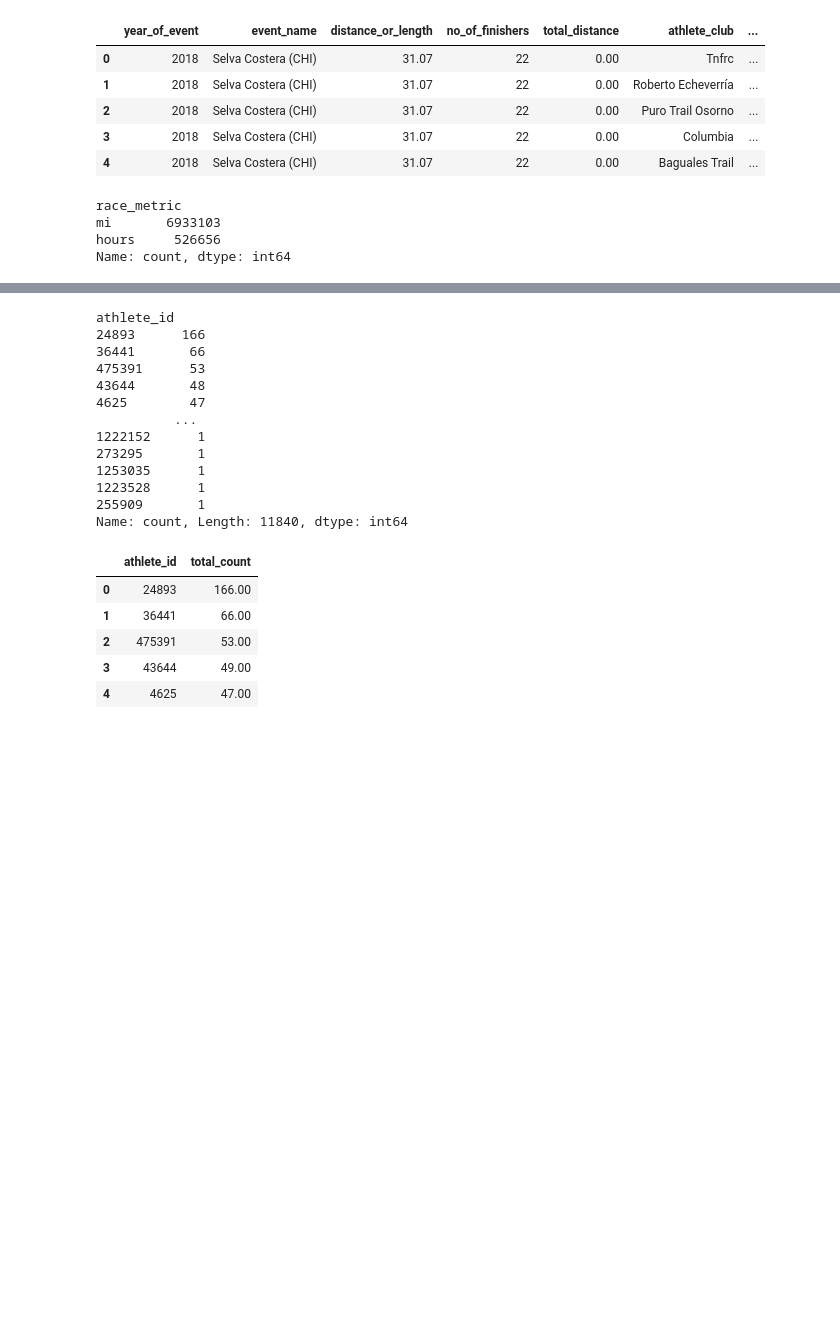
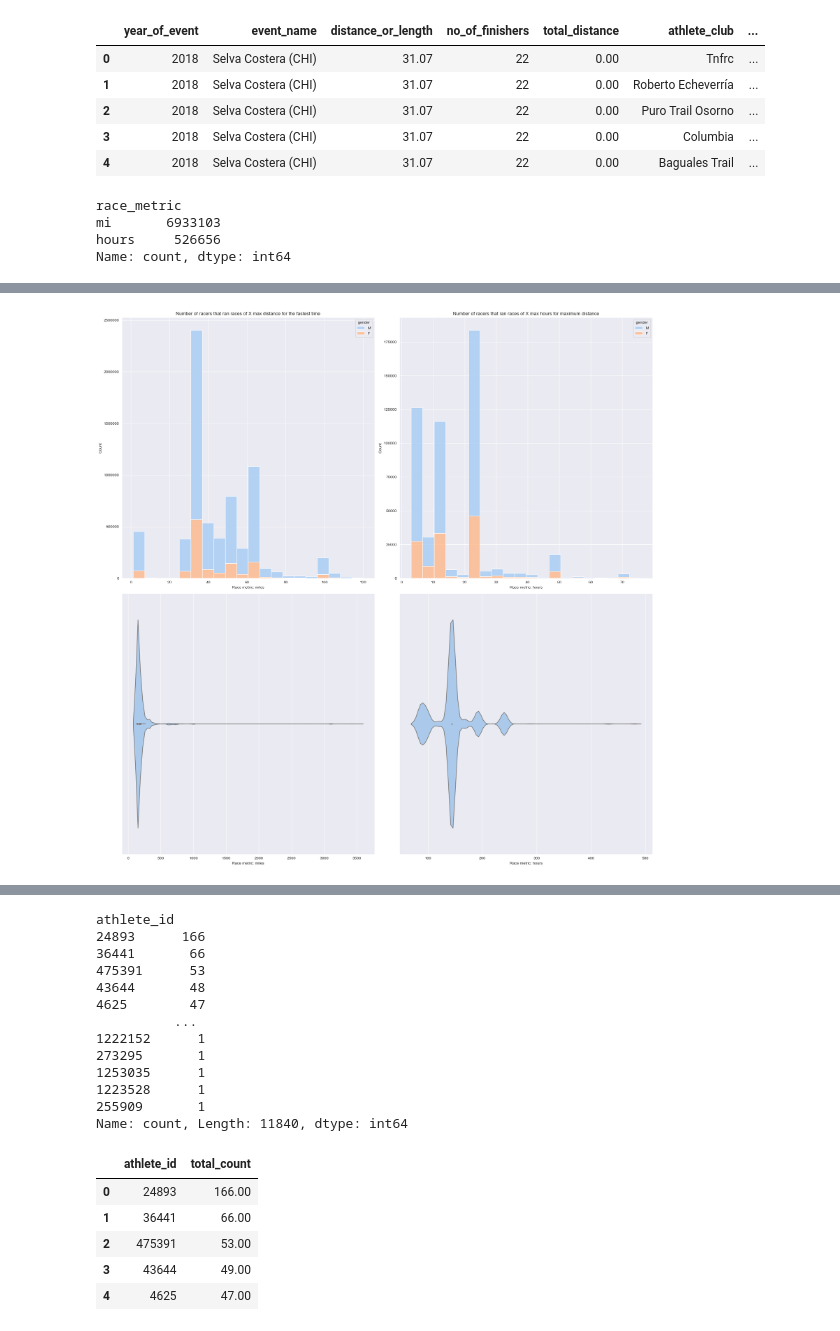
Before and after one commit to dmshakur/ultra-running-data-analysis, a Jupyter notebook: notebooks/data_analysis.ipynb, the cells around one changed output, grey strips where cells are left out. Cells and saved outputs as stored; diff of their text form; code cells hidden in the pictures; blank space fills up the shorter version.

```diff
--- a/notebooks/data_analysis.ipynb
+++ b/notebooks/data_analysis.ipynb
@@ -103 +83,77 @@ fig.savefig(f'{fig_path}count_of_runners_by_distance.jpg')
+# %%
+'''
+For this visualization I spent quite a while figuring out how to get this to work, as there were a lot of weird technical
+problems with the data and binning process going into seaborn, but eventually I figured it out.
+
+I decided to separate out the top 20%ish of the data as it was completely throwing off the entire figure to where
+there would be one column that went to the top of the figure and you could barely see the others. Some of these races are a bit
+over 3000 miles, but that vast majority are within less than 5% of that. The top two figures show that vast majority and their distribution
+in bins.
+
+The data shows that mostly men participate in these races and that participation falls off at around the 24 hour or 70 mile mark.
+'''
+
+sns.set_palette('pastel')
+sns.set_style('darkgrid')
+
+hours_hist_data = df[
+    (df['race_metric'] == 'hours') &
+    (df['distance_or_length'] > 1) &
+    (df['gender'].isin(['M', 'F'])) &
+    (df['distance_or_length'].notnull())
+].copy()
+
+times_hist_data = df[
+    (df['race_metric'] == 'mi') &
+    (df['distance_or_length'] > 1) &
+    (df['gender'].isin(['M', 'F'])) &
+    (df['distance_or_length'].notnull())
+].copy()
+
+fig, ax = plt.subplots(2, 2, figsize=(20, 20))
+sns.histplot(
+    data=times_hist_data[times_hist_data['distance_or_length'] <= 120],
+    x='distance_or_length',
+    hue='gender',
+    multiple = 'stack',
+    bins = 20,
+    ax=ax[0, 0]
+)
+
+sns.histplot(
+    data=hours_hist_data[hours_hist_data['distance_or_length'] <= 80],
+    x='distance_or_length',
+    hue='gender',
+    multiple= 'stack',
+    bins = 20,
+    ax=ax[0, 1]
+)
+
+sns.violinplot(
+    data=times_hist_data[times_hist_data['distance_or_length'] > 120],
+    x='distance_or_length',
+    hue='gender',
+    ax=ax[1, 0]
+)
+
+sns.violinplot(
+    data=hours_hist_data[hours_hist_data['distance_or_length'] > 80],
+    x='distance_or_length',
+    hue='gender',
+    ax=ax[1, 1]
+)
+
+ax[0, 0].set_title('Number of racers that ran races of X max distance for the fastest time')
+ax[0, 0].set_xlabel('Race metric: less than 120 miles')
+ax[0, 1].set_title('Number of racers that ran races of X max hours for maximum distance')
+ax[0, 1].set_xlabel('Race metric: less than 80 hours')
+ax[1, 0].set_xlabel('Race metric: over 120 miles')
+ax[1, 1].set_xlabel('Race metric: over 80 hours')
+
+ax[0, 0].ticklabel_format(style = 'plain', axis = 'y')
+plt.tight_layout()
+
+fig.savefig(f'{fig_path}count_of_runners_by_distance.jpg')
+# %% [output]
+[figure, added]
 # %%
```
Also changed, not shown: parts of 21 cells of this notebook, 4 other files.
